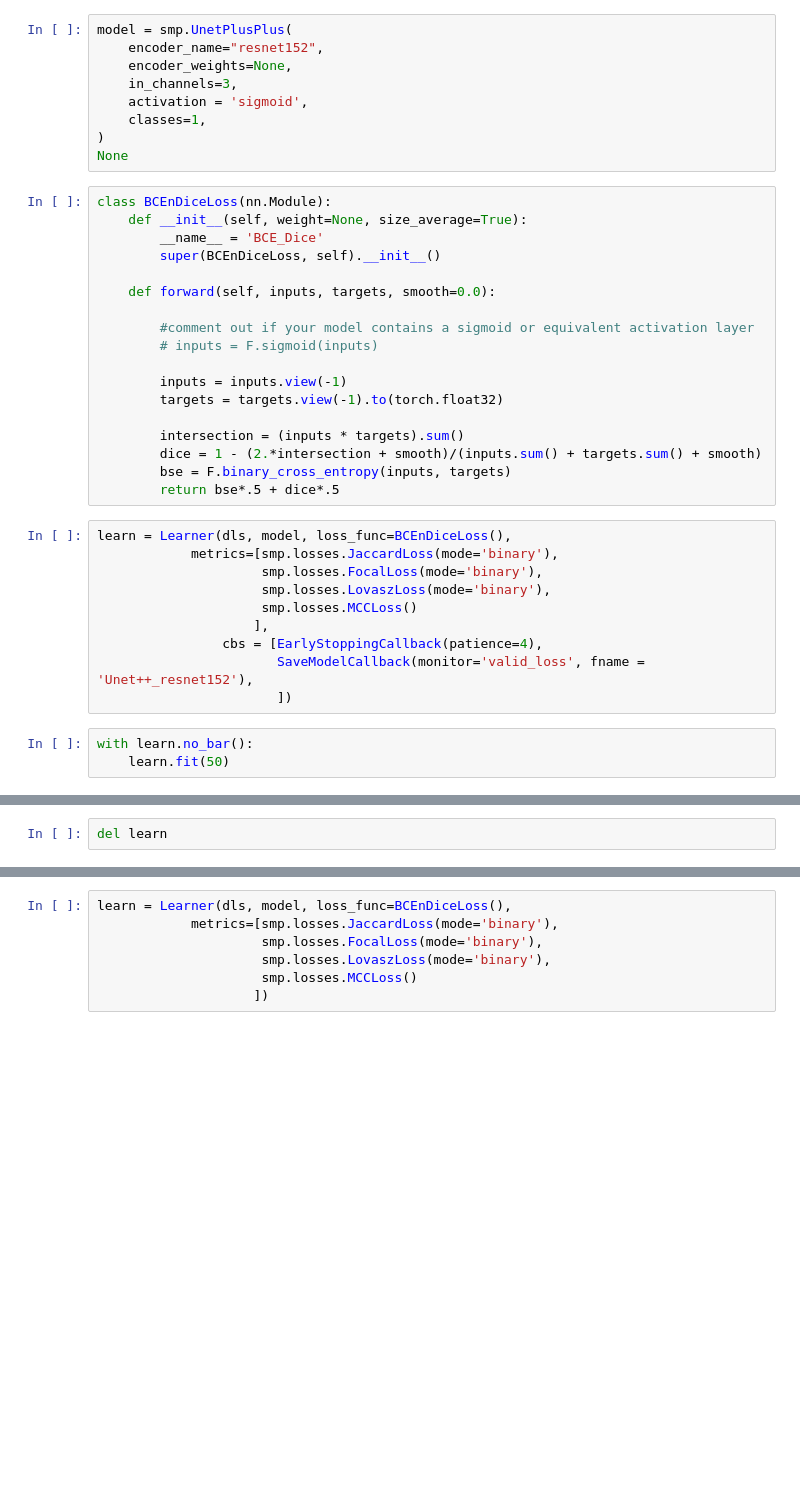
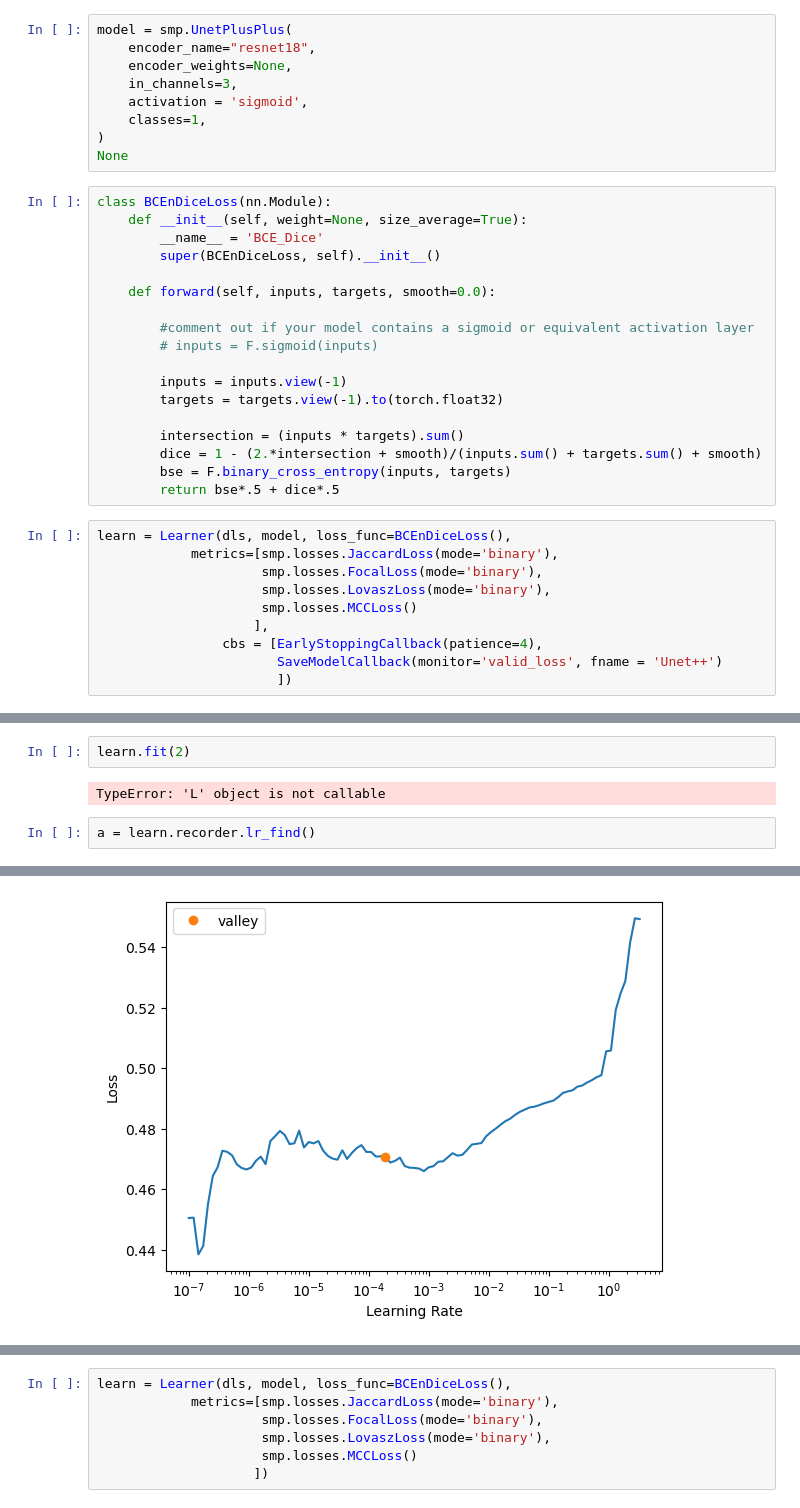
Before and after one commit to Leonn-Leon/Asbest_study, a Jupyter notebook: Камни.ipynb, the cells around one changed output, grey strips where cells are left out. Cells and saved outputs as stored; diff of their text form; blank space fills up the shorter version.

```diff
--- a/Камни.ipynb
+++ b/Камни.ipynb
@@ -194,6 +186,6 @@ ValueError: not enough values to unpack (expected 3, got 2)
 # %%
 model = smp.UnetPlusPlus(
-    encoder_name="resnet152",
+    encoder_name="resnet18",
     encoder_weights=None,
     in_channels=3,
     activation = 'sigmoid',
@@ -226,8 +218,5 @@ learn = Learner(dls, model, loss_func=BCEnDiceLoss(),
                      smp.losses.MCCLoss()
                     ],
                 cbs = [EarlyStoppingCallback(patience=4),
-                       SaveModelCallback(monitor='valid_loss', fname = 'Unet++_resnet152'),
+                       SaveModelCallback(monitor='valid_loss', fname = 'Unet++')
                        ])
-# %%
-with learn.no_bar():
-    learn.fit(50)
@@ -252,2 +223,7 @@ learn.validate()
-# %%
-del learn
+# %%
+learn.fit(2)
+# %% [output]
+TypeError: 'L' object is not callable
+# %%
+a = learn.recorder.lr_find()
+# %% [output]
@@ -253,0 +231 @@ del learn
+[figure, added]
```
Also changed, not shown: parts of 12 cells of this notebook, 2 other files.
